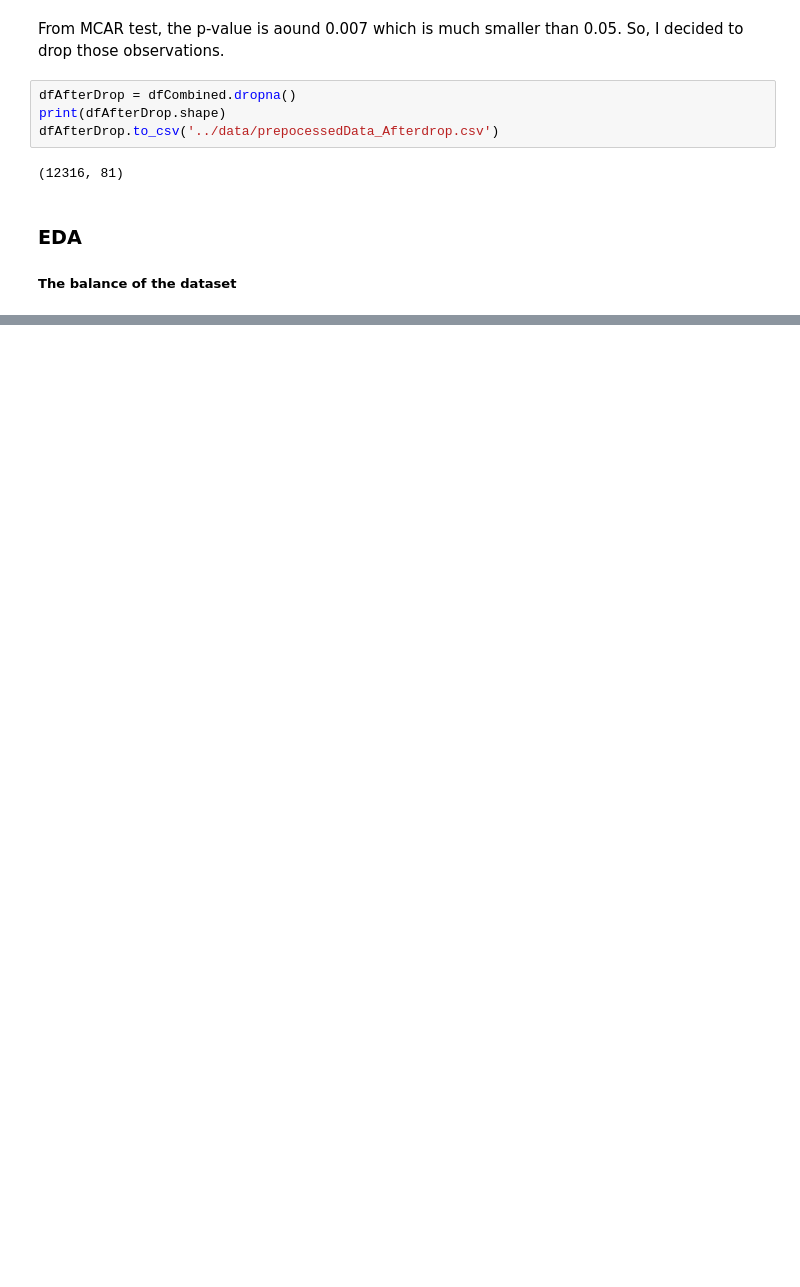
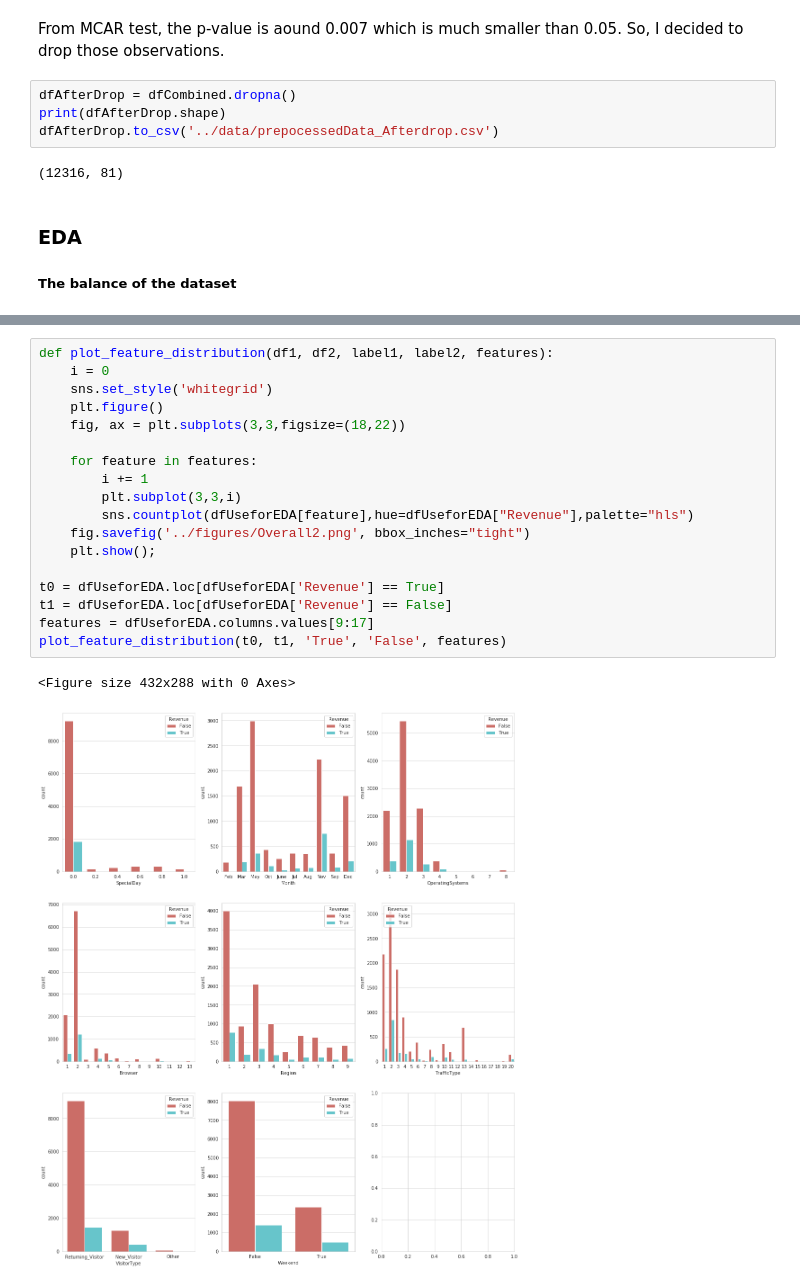
Before and after one commit to Qinyun718/Data1030-OnlineShopping, a Jupyter notebook: src/data-processing.ipynb, the cells around one changed output, grey strips where cells are left out. Cells and saved outputs as stored; diff of their text form; blank space fills up the shorter version.

```diff
--- a/src/data-processing.ipynb
+++ b/src/data-processing.ipynb
@@ -182,0 +141,21 @@ Name: Revenue, dtype: float64
+# %%
+def plot_feature_distribution(df1, df2, label1, label2, features):
+    i = 0
+    sns.set_style('whitegrid')
+    plt.figure()
+    fig, ax = plt.subplots(3,3,figsize=(18,22))
+
+    for feature in features:
+        i += 1
+        plt.subplot(3,3,i)
+        sns.countplot(dfUseforEDA[feature],hue=dfUseforEDA["Revenue"],palette="hls")
+    fig.savefig('../figures/Overall2.png', bbox_inches="tight")
+    plt.show();
+
+t0 = dfUseforEDA.loc[dfUseforEDA['Revenue'] == True]
+t1 = dfUseforEDA.loc[dfUseforEDA['Revenue'] == False]
+features = dfUseforEDA.columns.values[9:17]
+plot_feature_distribution(t0, t1, 'True', 'False', features)
+# %% [output]
+<Figure size 432x288 with 0 Axes>
+[figure, added]
```
Also changed, not shown: parts of 46 cells of this notebook, 27 other files.
